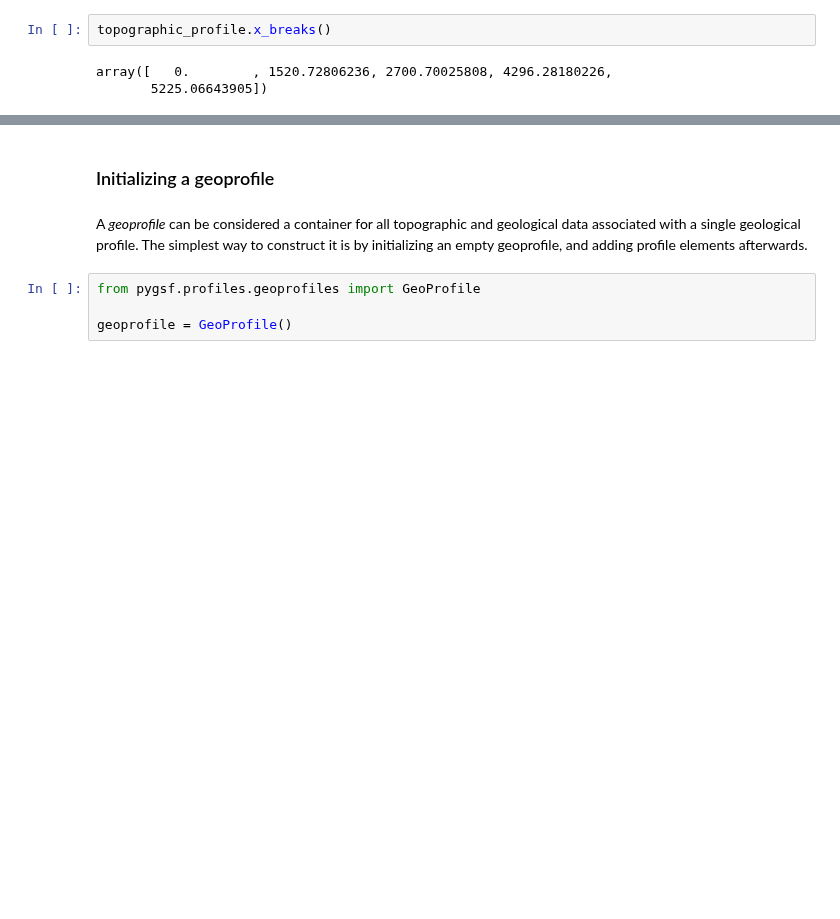
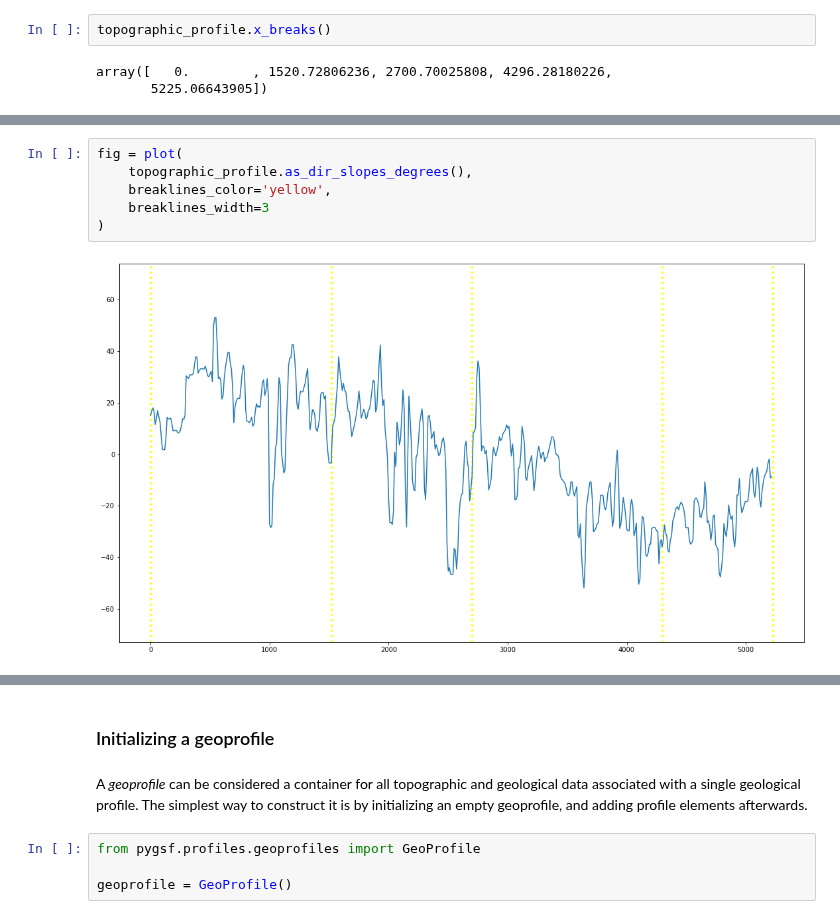
Before and after one commit to mauroalberti/gsf, a Jupyter notebook: docs/notebooks/Geologic profiles with pygsf - dev.ipynb, the cells around one changed output, grey strips where cells are left out. Saved outputs shown, nothing was run; the diff lists cells and outputs as text; blank space fills up the shorter version.

```diff
--- a/docs/notebooks/Geologic profiles with pygsf - dev.ipynb
+++ b/docs/notebooks/Geologic profiles with pygsf - dev.ipynb
@@ -188,0 +211,8 @@ fig = plot(
+# %%
+fig = plot(
+    topographic_profile.as_dir_slopes_degrees(),
+    breaklines_color='yellow',
+    breaklines_width=3
+)
+# %% [output]
+[figure, added]
```
Also changed, not shown: parts of 5 cells of this notebook, 3 other files.
